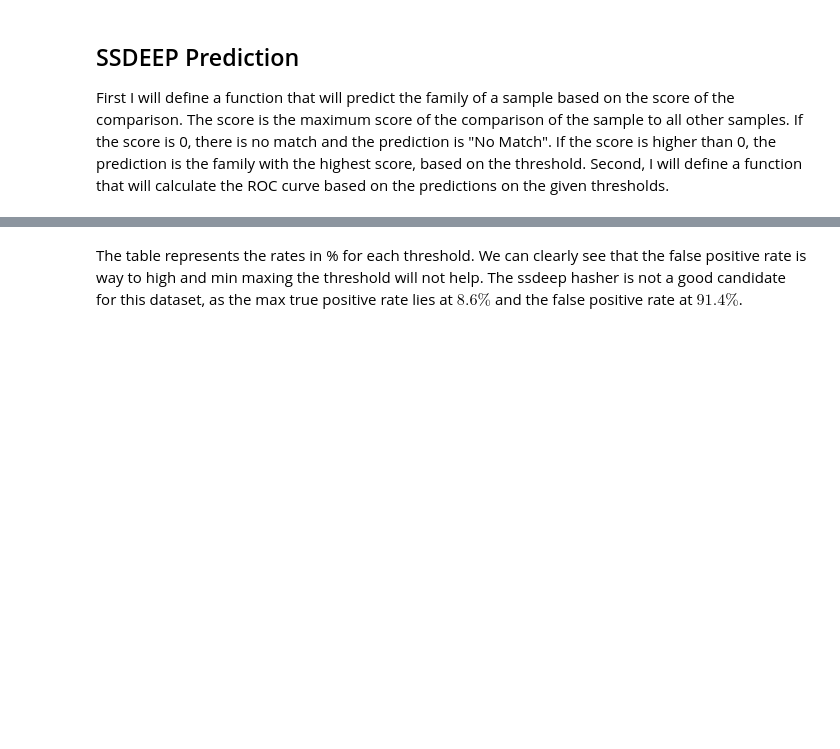
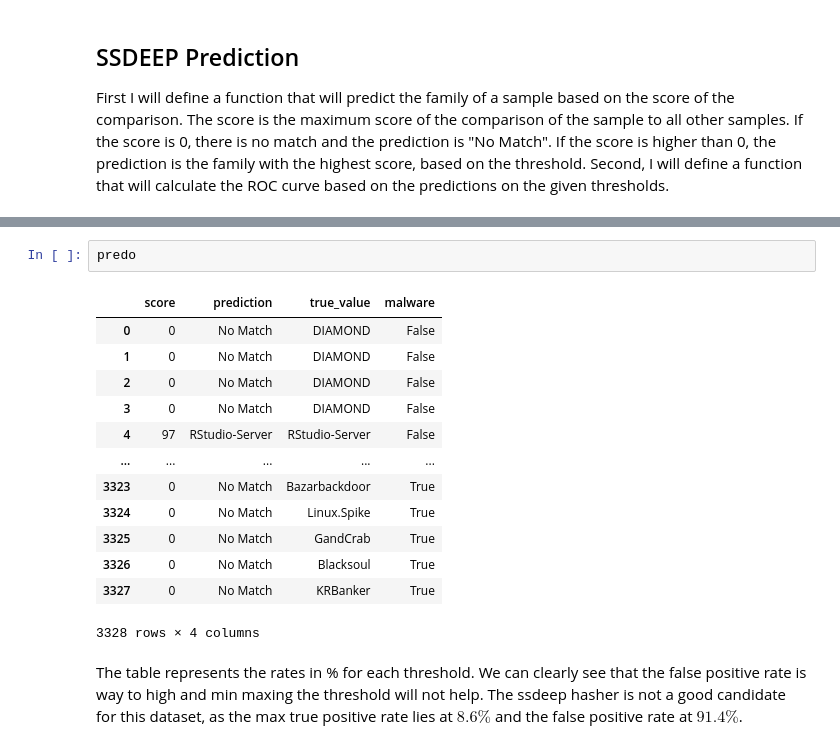
Before and after one commit to edizeqiri/obstkorb, a Jupyter notebook: Testing_Framework/Comparison.ipynb, the cells around one changed output, grey strips where cells are left out. Cells and saved outputs as stored; diff of their text form; blank space fills up the shorter version.

```diff
--- a/Testing_Framework/Comparison.ipynb
+++ b/Testing_Framework/Comparison.ipynb
@@ -448,3 +465,19 @@ roci
+# %%
+predo
+# %% [output]
+|  | score | prediction | true_value | malware |
+| 0 | 0 | No Match | DIAMOND | False |
+| 1 | 0 | No Match | DIAMOND | False |
+| 2 | 0 | No Match | DIAMOND | False |
+| 3 | 0 | No Match | DIAMOND | False |
+| 4 | 97 | RStudio-Server | RStudio-Server | False |
+| ... | ... | ... | ... | ... |
+| 3323 | 0 | No Match | Bazarbackdoor | True |
+| 3324 | 0 | No Match | Linux.Spike | True |
+| 3325 | 0 | No Match | GandCrab | True |
+| 3326 | 0 | No Match | Blacksoul | True |
+| 3327 | 0 | No Match | KRBanker | True |
+3328 rows × 4 columns
 # %% [markdown]
 The table represents the rates in % for each threshold. We can clearly see that the false positive rate is way to high and min maxing the threshold will not help. The ssdeep hasher is not a good candidate for this dataset, as the max true positive rate lies at $8.6\%$ and the false positive rate at $91.4\%$.
 # %%
```
Also changed, not shown: parts of 14 cells of this notebook.
